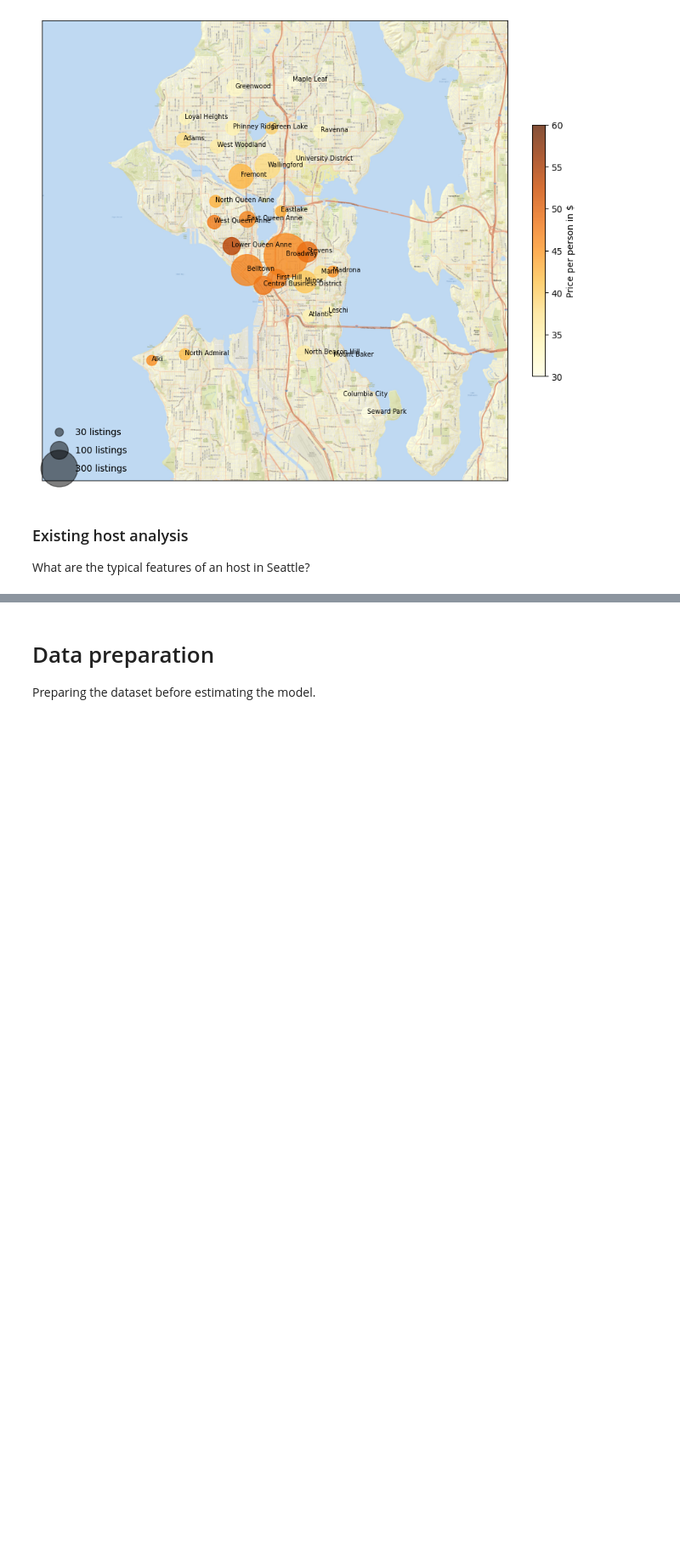
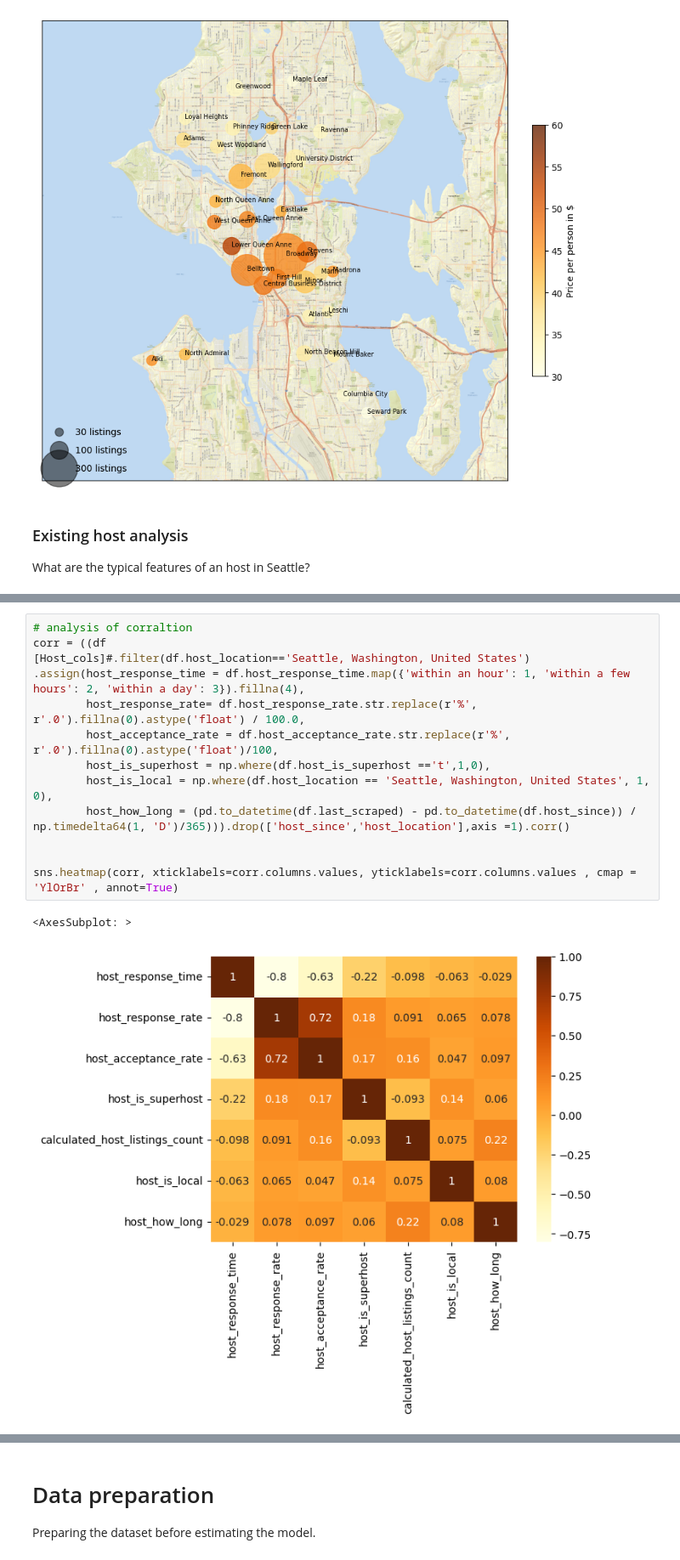
Before and after one commit to aeusepi/AirBnB_Project, a Jupyter notebook: AirBnbSeattle.ipynb, the cells around one changed output, grey strips where cells are left out. Shown at 85% size. Saved outputs shown, nothing was run; the diff lists cells and outputs as text; blank space fills up the shorter version.

Commit message:
Completed the analysis

```diff
--- a/AirBnbSeattle.ipynb
+++ b/AirBnbSeattle.ipynb
@@ -279 +309,17 @@ What are the typical features of an host in Seattle?
+# %%
+# analysis of corraltion
+corr = ((df
+[Host_cols]#.filter(df.host_location=='Seattle, Washington, United States')
+.assign(host_response_time = df.host_response_time.map({'within an hour': 1, 'within a few hours': 2, 'within a day': 3}).fillna(4),
+        host_response_rate= df.host_response_rate.str.replace(r'%', r'.0').fillna(0).astype('float') / 100.0,
+        host_acceptance_rate = df.host_acceptance_rate.str.replace(r'%', r'.0').fillna(0).astype('float')/100,
+        host_is_superhost = np.where(df.host_is_superhost =='t',1,0),
+        host_is_local = np.where(df.host_location == 'Seattle, Washington, United States', 1, 0),
+        host_how_long = (pd.to_datetime(df.last_scraped) - pd.to_datetime(df.host_since)) / np.timedelta64(1, 'D')/365))).drop(['host_since','host_location'],axis =1).corr()
+
+
+sns.heatmap(corr, xticklabels=corr.columns.values, yticklabels=corr.columns.values , cmap = 'YlOrBr' , annot=True)
+# %% [output]
+<AxesSubplot: >
+[figure, added]
 # %%
```
Also changed, not shown: parts of 9 cells of this notebook, 3 other files.
